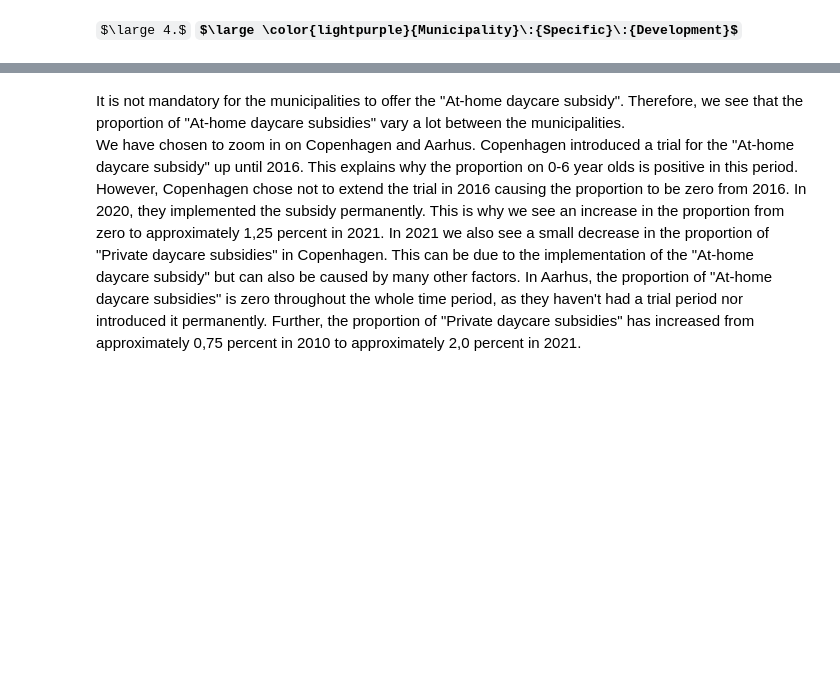
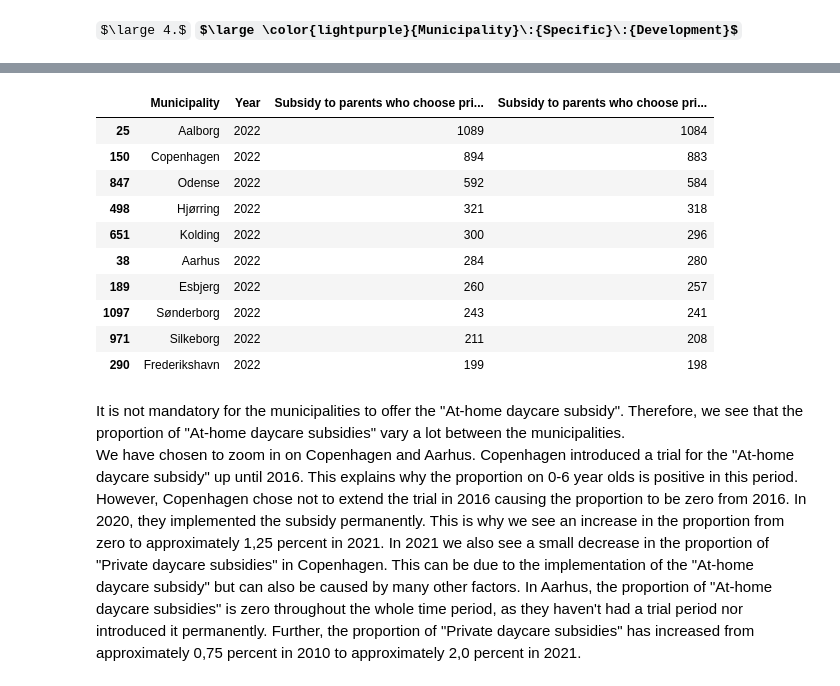
Before and after one commit to NumEconCopenhagen/projects-2023-agnete_louise_mathilde, a Jupyter notebook: dataproject/dataproject.ipynb, the cells around one changed output, grey strips where cells are left out. Cells and saved outputs as stored; diff of their text form; code cells hidden in the pictures; some formulas as TeX source; blank space fills up the shorter version.

```diff
--- a/dataproject/dataproject.ipynb
+++ b/dataproject/dataproject.ipynb
@@ -172,3 +176,24 @@ $\large 4.$  **$\large \color{lightpurple}{Municipality}\:{Specific}\:{Developme
+# %%
+# List of the the municipalities with the most recipients of subsidies for private or at-home daycare in 2022
+top10 = one2one[one2one['Year'] == 2022].sort_values(by='pri_child', ascending=False).head(10)
+# drop the unnecessary columns
+top10 = top10.drop(columns=['own_child', 'own_fam','Residents aged 0-6 years', 'Total number of residents'])
+# rename the columns
+top10 = top10.rename(columns={'pri_child': 'Subsidy to parents who choose private day-care (children)', 'pri_fam': 'Subsidy to parents who choose private day-care (family)'})
+# display the dataframe
+top10
+# %% [output]
+|  | Municipality | Year | Subsidy to parents who choose pri... | Subsidy to parents who choose pri... |
+| 25 | Aalborg | 2022 | 1089 | 1084 |
+| 150 | Copenhagen | 2022 | 894 | 883 |
+| 847 | Odense | 2022 | 592 | 584 |
+| 498 | Hjørring | 2022 | 321 | 318 |
+| 651 | Kolding | 2022 | 300 | 296 |
+| 38 | Aarhus | 2022 | 284 | 280 |
+| 189 | Esbjerg | 2022 | 260 | 257 |
+| 1097 | Sønderborg | 2022 | 243 | 241 |
+| 971 | Silkeborg | 2022 | 211 | 208 |
+| 290 | Frederikshavn | 2022 | 199 | 198 |
 # %% [markdown]
 It is not mandatory for the municipalities to offer the "At-home daycare subsidy". Therefore, we see that the proportion of "At-home daycare subsidies" vary a lot between the municipalities.
 We have chosen to zoom in on Copenhagen and Aarhus. Copenhagen introduced a trial for the "At-home daycare subsidy" up until 2016. This explains why the proportion on 0-6 year olds is positive in this period. However, Copenhagen chose not to extend the trial in 2016 causing the proportion to be zero from 2016. In 2020, they implemented the subsidy permanently. This is why we see an increase in the proportion from zero to approximately 1,25 percent in 2021. In 2021 we also see a small decrease in the proportion of "Private daycare subsidies" in Copenhagen. This can be due to the implementation of the "At-home daycare subsidy" but can also be caused by many other factors.
```
Also changed, not shown: parts of 6 cells of this notebook.
